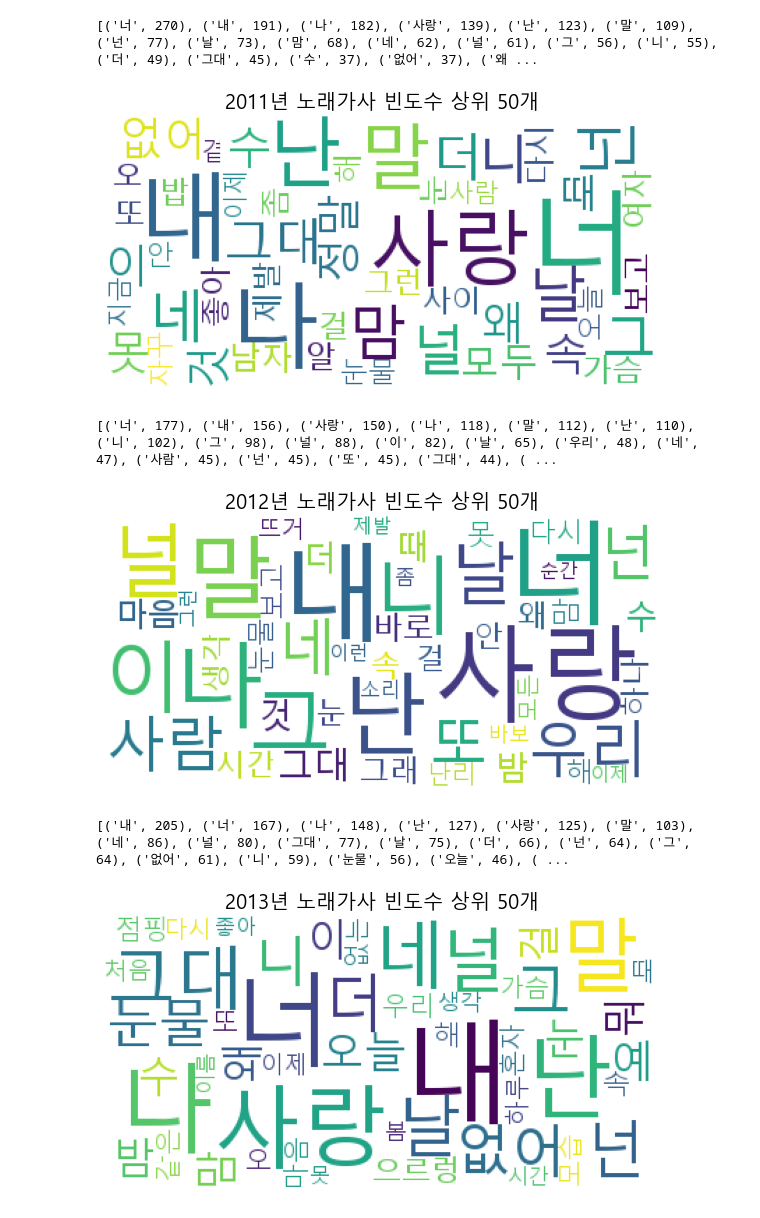
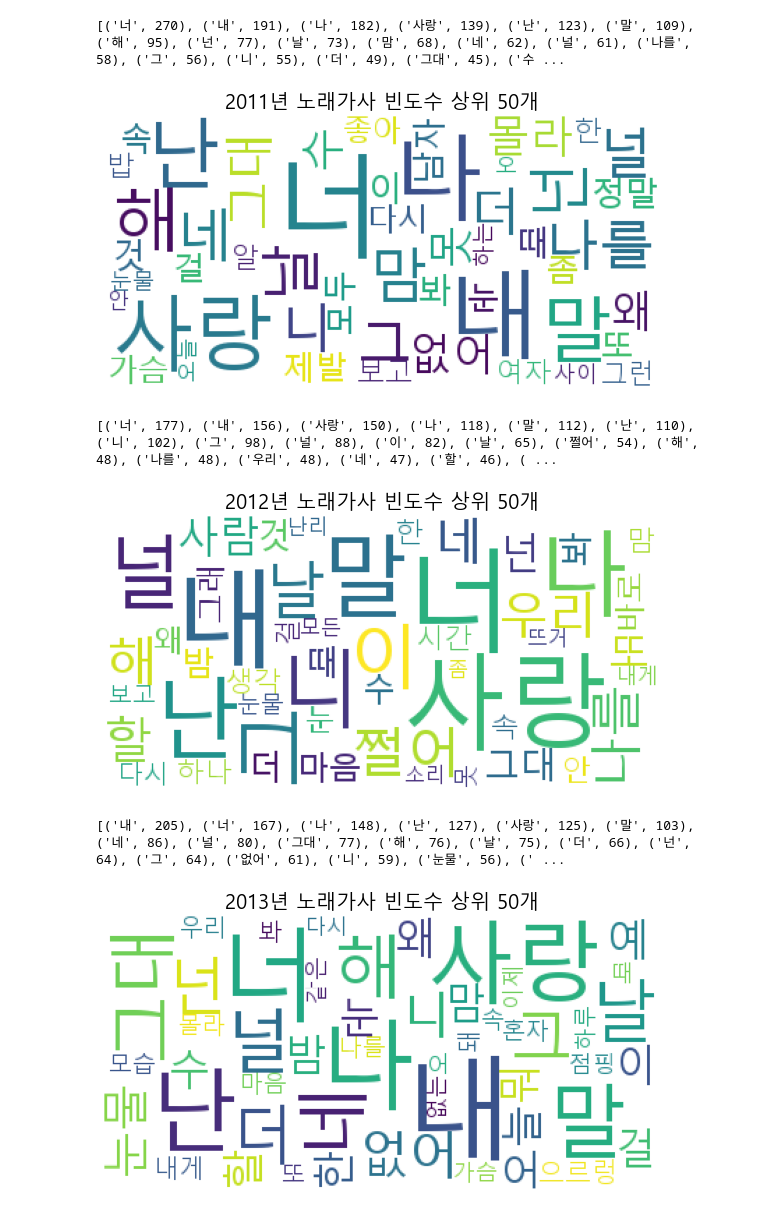
Before and after one commit to Son-BR/KDT_Projects, a Jupyter notebook: EXAM_CRAW/Crawling_Project/ex_konlpy.ipynb, the cells around one changed output. Saved outputs shown, nothing was run; the diff lists cells and outputs as text; code cells hidden in the pictures.

```diff
--- a/EXAM_CRAW/Crawling_Project/ex_konlpy.ipynb
+++ b/EXAM_CRAW/Crawling_Project/ex_konlpy.ipynb
@@ -12,21 +12,21 @@ if(platform.system() == 'Windows'):
 else:
     plt.rc('font', family = 'AppleGothic')
 # %%
-text=open('all_lyric.txt',encoding='utf-8').read()
+# text=open('all_lyric.txt',encoding='utf-8').read()
 
-okt=Okt()
+# okt=Okt()
 
-# okt함수를 통해 읽어 들인 내용의 형태소를 분석한다.
-sentences_tag = []
-sentences_tag = okt.pos(text)
-noun_adj_list = []
+# # okt함수를 통해 읽어 들인 내용의 형태소를 분석한다.
+# sentences_tag = []
+# sentences_tag = okt.pos(text)
+# noun_adj_list = []
 
-# tag가 명사이거나 형용사인 단어들만 noun_adj_list에 넣어줌
-for word, tag in sentences_tag:
-    if tag in ['Noun' , 'Adjective']:
-        noun_adj_list.append(word)
+# # tag가 명사이거나 형용사인 단어들만 noun_adj_list에 넣어줌
+# for word, tag in sentences_tag:
+#     if tag in ['Noun' , 'Adjective']:
+#         noun_adj_list.append(word)
 
-# 가장 많이 나온 단어부터 50개 저장
-counts = Counter(noun_adj_list)         # 리스트 항목의 개수를 딕셔너리 형태로 리턴
-tags = counts.most_common(50)           # most_common(n): 가장 많은 수를 가지는항목 n개 반환
-print(tags)
+# # 가장 많이 나온 단어부터 50개 저장
+# counts = Counter(noun_adj_list)         # 리스트 항목의 개수를 딕셔너리 형태로 리턴
+# tags = counts.most_common(50)           # most_common(n): 가장 많은 수를 가지는항목 n개 반환
+# print(tags)
@@ -67,7 +63,7 @@ for i in range(10):
 
     # tag가 명사이거나 형용사인 단어들만 noun_adj_list에 넣어줌
     for word, tag in sentences_tag:
-        if tag in ['Noun' , 'Adjective']:
+        if tag in ['Noun' , 'Adjective','Verb']:
             noun_adj_list.append(word)
 
     # 가장 많이 나온 단어부터 50개 저장
@@ -102,6 +98,6 @@ for i in range(10):
-[('너', 270), ('내', 191), ('나', 182), ('사랑', 139), ('난', 123), ('말', 109), ('넌', 77), ('날', 73), ('맘', 68), ('네', 62), ('널', 61), ('그', 56), ('니', 55), ('더', 49), ('그대', 45), ('수', 37), ('없어', 37), ('왜 ...
+[('너', 270), ('내', 191), ('나', 182), ('사랑', 139), ('난', 123), ('말', 109), ('해', 95), ('넌', 77), ('날', 73), ('맘', 68), ('네', 62), ('널', 61), ('나를', 58), ('그', 56), ('니', 55), ('더', 49), ('그대', 45), ('수 ...
-[figure, old version]
+[figure, new version]
-[('너', 177), ('내', 156), ('사랑', 150), ('나', 118), ('말', 112), ('난', 110), ('니', 102), ('그', 98), ('널', 88), ('이', 82), ('날', 65), ('우리', 48), ('네', 47), ('사람', 45), ('넌', 45), ('또', 45), ('그대', 44), ( ...
+[('너', 177), ('내', 156), ('사랑', 150), ('나', 118), ('말', 112), ('난', 110), ('니', 102), ('그', 98), ('널', 88), ('이', 82), ('날', 65), ('쩔어', 54), ('해', 48), ('나를', 48), ('우리', 48), ('네', 47), ('할', 46), ( ...
-[figure, old version]
+[figure, new version]
-[('내', 205), ('너', 167), ('나', 148), ('난', 127), ('사랑', 125), ('말', 103), ('네', 86), ('널', 80), ('그대', 77), ('날', 75), ('더', 66), ('넌', 64), ('그', 64), ('없어', 61), ('니', 59), ('눈물', 56), ('오늘', 46), ( ...
+[('내', 205), ('너', 167), ('나', 148), ('난', 127), ('사랑', 125), ('말', 103), ('네', 86), ('널', 80), ('그대', 77), ('해', 76), ('날', 75), ('더', 66), ('넌', 64), ('그', 64), ('없어', 61), ('니', 59), ('눈물', 56), (' ...
-[figure, old version]
+[figure, new version]
```
Also changed, not shown: parts of 4 cells of this notebook, 9 other files.
